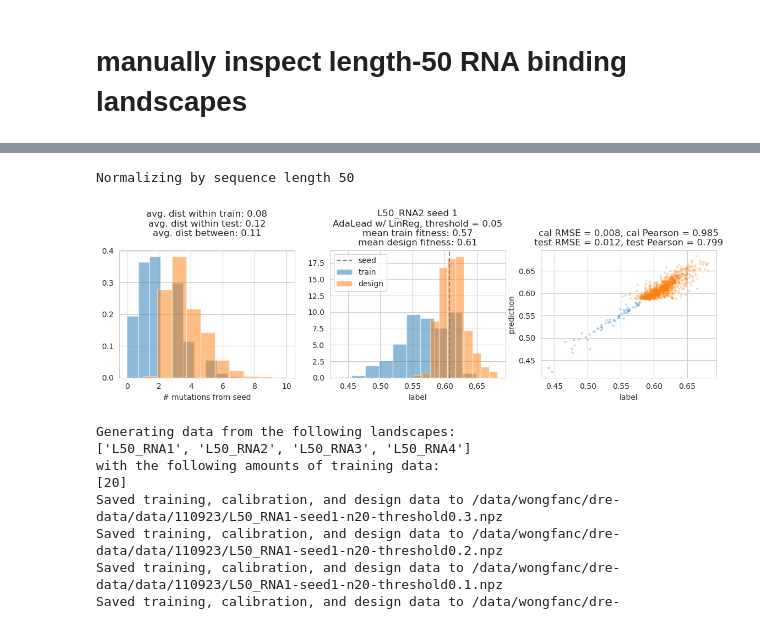
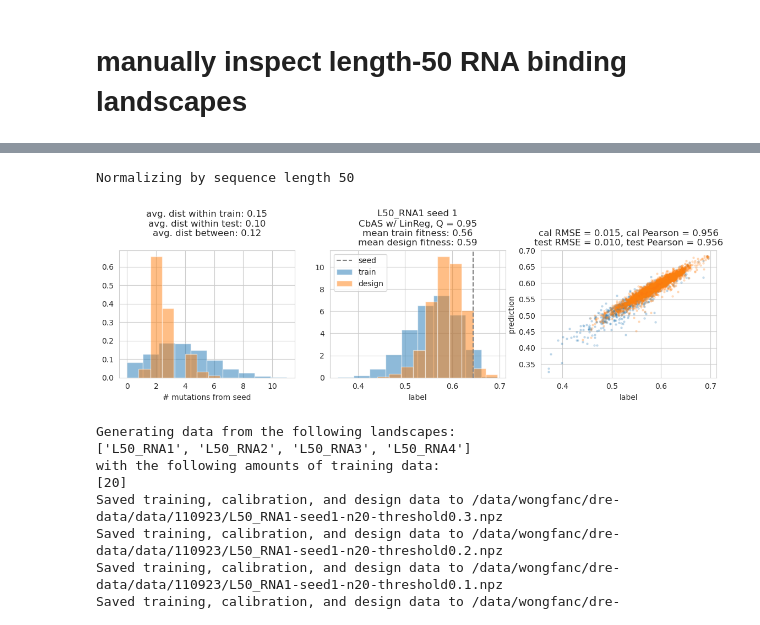
Before and after one commit to clarafy/design-algorithm-selection, a Jupyter notebook: flexs-110823.ipynb, the cells around one changed output, grey strips where cells are left out. Saved outputs shown, nothing was run; the diff lists cells and outputs as text; code cells hidden in the pictures.

```diff
--- a/flexs-110823.ipynb
+++ b/flexs-110823.ipynb
@@ -38,23 +38,24 @@ To enable them in other operations, rebuild TensorFlow with the appropriate comp
 # manually inspect length-50 RNA binding landscapes
 # %%
 # RNA binding landscape names: L[length]_RNA[1, 2, 3, 4 binding target][+ ]
+import flexs
 reload(vshifts)
-n_train = 1000
-explorer_kwarg_name2vals = {'threshold': [0.3, 0.2, 0.1, 0.05]}
-landscape_name = 'L50_RNA2'
+
+n_train = 5000 # including n_cal
+# explorer_kwarg_name2vals = {'threshold': [0.3, 0.2, 0.1, 0.05]}
+explorer_kwarg_name2vals = {'Q': [1.2]}
+landscape_name = 'L50_RNA1'
 seed_idx = 1
 
 model_class = flexs.baselines.models.LinearRegression
-explorer_class = flexs.baselines.explorers.Adalead
+explorer_str = 'cbas'
 flexsshift = vshifts.FLEXSShift(landscape_name)
-trainseqs_n, ytrain_n, predtrain_n, calseqs_n, ycal_n, testseqs_list = flexsshift.get_data(
+trainseqs_n, ytrain_n, calseqs_n, ycal_n, predcal_n, testseqs_list, yseed = flexsshift.get_data(
     n_train,
     model_class,
-    explorer_class,
+    explorer_str,
     explorer_kwarg_name2vals,
     seed_idx=seed_idx,
-    avg_n_mut=2,
+    avg_n_mut=4,
     save_fname_prefix=None
 )
-predcal_n =  flexsshift.explorer.model.get_fitness(calseqs_n)
-yseed = flexsshift.landscape.get_fitness([flexsshift.explorer.starting_sequence])[0]
@@ -61,6 +67,6 @@ yseed = flexsshift.landscape.get_fitness([flexsshift.explorer.starting_sequence]
 # %%
-threshold = 0.05
-thresh_idx = explorer_kwarg_name2vals['threshold'].index(threshold)
+Q = 0.95
+thresh_idx = explorer_kwarg_name2vals['Q'].index(Q)
 testseqs_n, ytest_n, predtest_n = testseqs_list[thresh_idx]
 
 # mutations away from seed in training and test sequencess
@@ -72,36 +78,36 @@ plt.figure(figsize=(14, 3));
 plt.subplot(131)
 plt.hist(nmuttrain_n, density=True, alpha=0.5);
 plt.hist(nmuttest_n, density=True, alpha=0.5);
 plt.xlabel('# mutations from seed');
 plt.title('avg. dist within train: {:.2f}\navg. dist within test: {:.2f}\navg. dist between: {:.2f}\n'.format(
     np.mean(disttrain), np.mean(disttest), np.mean(distbetween)
 ))
 
 plt.subplot(132)
 plt.hist(ytrain_n, alpha=0.5, density=True);
 plt.hist(ytest_n, alpha=0.5, density=True);
 plt.axvline(yseed, linestyle='--', color='gray')
-plt.title('{} seed {}\nAdaLead w/ LinReg, threshold = {}\nmean train fitness: {:.2}\nmean design fitness: {:.2f}'.format(
-    landscape_name, seed_idx, threshold, np.mean(ytrain_n), np.mean(ytest_n)
+plt.title('{} seed {}\nCbAS w/ LinReg, Q = {}\nmean train fitness: {:.2}\nmean design fitness: {:.2f}'.format(
+    landscape_name, seed_idx, Q, np.mean(ytrain_n), np.mean(ytest_n)
 ))
 plt.legend(['seed', 'train', 'design', ]);
 plt.xlabel('label');
 
 plt.subplot(133)
 calrmse = np.sqrt(np.mean(np.square(ycal_n - predcal_n)))
 calr, _ = sc.stats.pearsonr(ycal_n, predcal_n)
 testrmse = np.sqrt(np.mean(np.square(ytest_n - predtest_n)))
 testr, _ = sc.stats.pearsonr(ytest_n, predtest_n)
 plt.scatter(ycal_n, predcal_n, alpha=0.2, s=5);
 plt.scatter(ytest_n, predtest_n, alpha=0.2, s=5);
 plt.xlabel('label');
 plt.ylabel('prediction');
 plt.title('cal RMSE = {:.3f}, cal Pearson = {:.3f}\ntest RMSE = {:.3f}, test Pearson = {:.3f}'.format(
     calrmse, calr, testrmse, testr
 ));
 # %% [output]
 Normalizing by sequence length 50
-[figure, old version]
+[figure, new version]
 # %%
 reload(vshifts)
 save_fname_dir = '110923'
```
Also changed, not shown: parts of 3 cells of this notebook, 6 other files.
